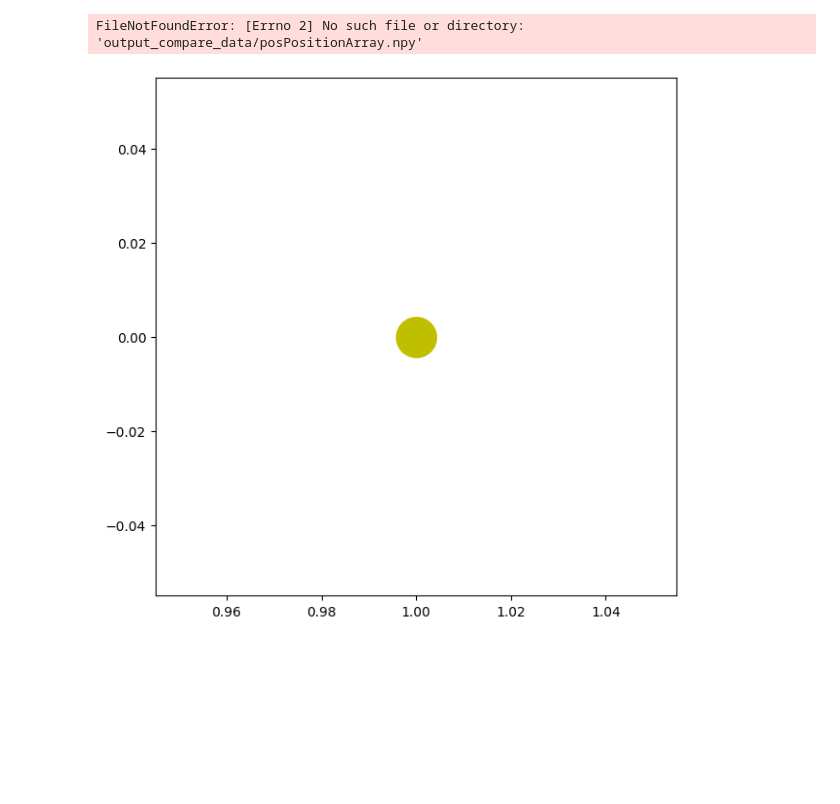
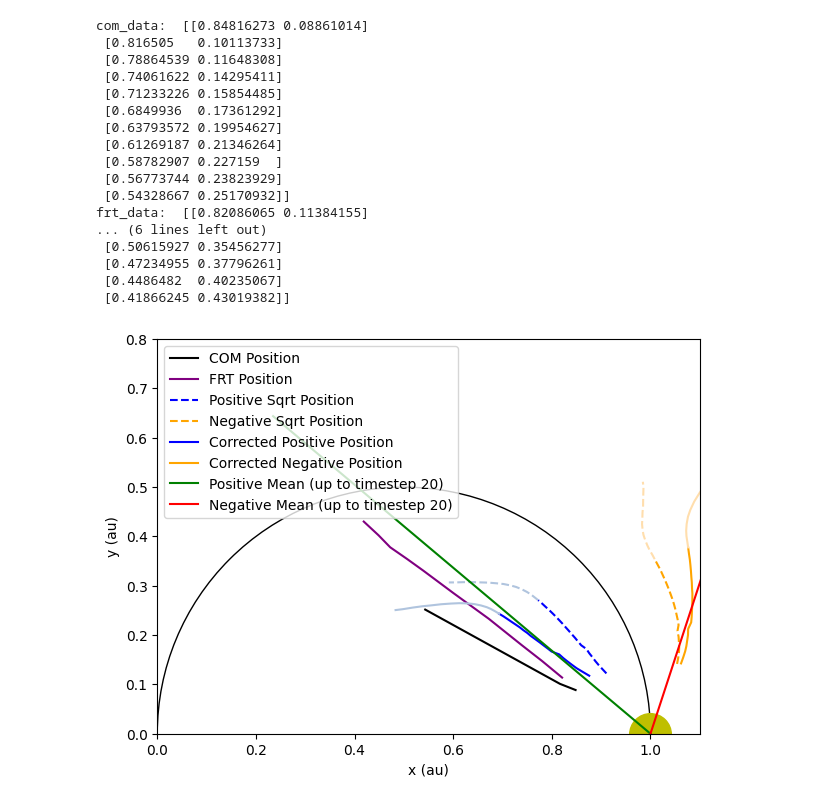
Before and after one commit to nathaniellaurent/CME-polarization, a Jupyter notebook: Scripts_CME_0_30E/CME-correction.ipynb, the cells around one changed output. Drawn from its saved outputs; the diff is of its cells as text; code cells hidden in the pictures; blank space fills up the shorter version.

```diff
--- a/Scripts_CME_0_30E/CME-correction.ipynb
+++ b/Scripts_CME_0_30E/CME-correction.ipynb
@@ -285,34 +285,77 @@ negPositionArray = calculatePositions(xiPrimeNegArray, epsilonArray)
 posPositionArrayAdj = calculatePositions(xiPosarray, epsilonArray)
 negPositionArrayAdj = calculatePositions(xiNegarray, epsilonArray)
 
+# np.save("output_compare_data/posPositionArray.npy", posPositionArray)
+# np.save("output_compare_data/negPositionArray.npy", negPositionArray)
+# np.save("output_compare_data/posPositionArrayAdj.npy", posPositionArrayAdj)
+# np.save("output_compare_data/negPositionArrayAdj.npy", negPositionArrayAdj)
+
+com_data = np.load("output/com_data.npy")
+frt_data = np.load("output/frt_data.npy")
+
+# Rotate com_data and frt_data by 60 degrees around the point (0,1)
+rotation_angle = np.deg2rad(-60)
+rotation_matrix = np.array([[np.cos(rotation_angle), -np.sin(rotation_angle)],
+                            [np.sin(rotation_angle), np.cos(rotation_angle)]])
+
+com_data = np.dot(com_data[:, :2] - np.array([1, 0]), rotation_matrix) + np.array([1, 0])
+frt_data = np.dot(frt_data[:, :2] - np.array([1, 0]), rotation_matrix) + np.array([1, 0])
+
+print("com_data: ", com_data)
+print("frt_data: ", frt_data)
+
+
+
+axs.plot(com_data[:,0],com_data[:,1], label='COM Position', color='black')
+axs.plot(frt_data[:,0],frt_data[:,1], label='FRT Position', color='purple')
+
 
 axs.plot(posPositionArray[:maxImages+1,0],posPositionArray[:maxImages+1,1],color='blue', label='Positive Sqrt Position', linestyle='dashed')
 axs.plot(negPositionArray[:maxImages+1,0],negPositionArray[:maxImages+1,1],color='orange', label='Negative Sqrt Position', linestyle='dashed')
 axs.plot(posPositionArrayAdj[:maxImages+1,0],posPositionArrayAdj[:maxImages+1,1],color='blue', label='Corrected Positive Position', linestyle='solid')
 axs.plot(negPositionArrayAdj[:maxImages+1,0],negPositionArrayAdj[:maxImages+1,1],color='orange', label='Corrected Negative Position', linestyle='solid')
 
 axs.plot(posPositionArray[maxImages:,0],posPositionArray[maxImages:,1],color='lightsteelblue', linestyle='dashed')
 axs.plot(negPositionArray[maxImages:,0],negPositionArray[maxImages:,1],color='navajowhite', linestyle='dashed')
 axs.plot(posPositionArrayAdj[maxImages:,0],posPositionArrayAdj[maxImages:,1],color='lightsteelblue', linestyle='solid')
 axs.plot(negPositionArrayAdj[maxImages:,0],negPositionArrayAdj[maxImages:,1],color='navajowhite', linestyle='solid')
 
 
+
 axs.plot([1,1+np.cos(np.deg2rad(posMean+90))],[0,np.sin(np.deg2rad(posMean+90))], color = 'green', label='Positive Mean (up to timestep 20)')
 axs.plot([1,1 +np.cos(np.deg2rad(negMean+90))],[0,np.sin(np.deg2rad(negMean+90))], color = 'red', label='Negative Mean (up to timestep 20)')
 
 thomson = plt.Circle((0.5, 0), 0.5, color='k', fill=False)
 axs.add_patch(thomson)
 axs.set_aspect('equal')
-axs.set_ylim(0,0.6)
+axs.set_ylim(0,0.8)
 axs.set_xlim(0,1.1)
 
 
 axs.set_xlabel('x (au)')
 axs.set_ylabel('y (au)')
 
 axs.legend(loc='upper left')
 
+# plt.savefig("cme_correction_plot.png", dpi=300)
+
 plt.show()
 # %% [output]
-FileNotFoundError: [Errno 2] No such file or directory: 'output_compare_data/posPositionArray.npy'
+com_data:  [[0.84816273 0.08861014]
+ [0.816505   0.10113733]
+ [0.78864539 0.11648308]
+ [0.74061622 0.14295411]
+ [0.71233226 0.15854485]
+ [0.6849936  0.17361292]
+ [0.63793572 0.19954627]
+ [0.61269187 0.21346264]
+ [0.58782907 0.227159  ]
+ [0.56773744 0.23823929]
+ [0.54328667 0.25170932]]
+frt_data:  [[0.82086065 0.11384155]
+... (6 lines left out)
+ [0.50615927 0.35456277]
+ [0.47234955 0.37796261]
+ [0.4486482  0.40235067]
+ [0.41866245 0.43019382]]
-[figure, old version]
+[figure, new version]
```
Also changed, not shown: parts of 4 cells of this notebook, 53 other files.
